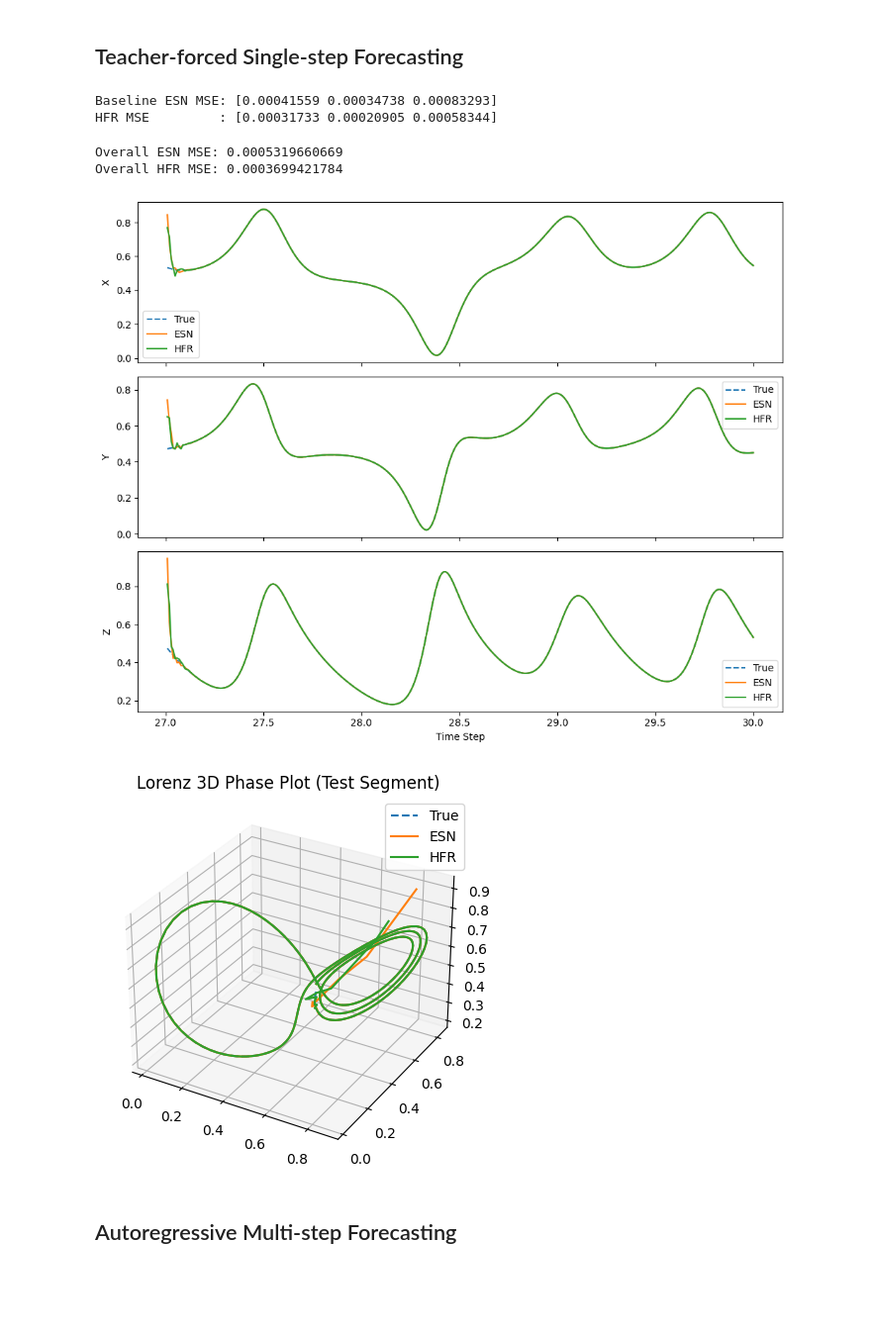
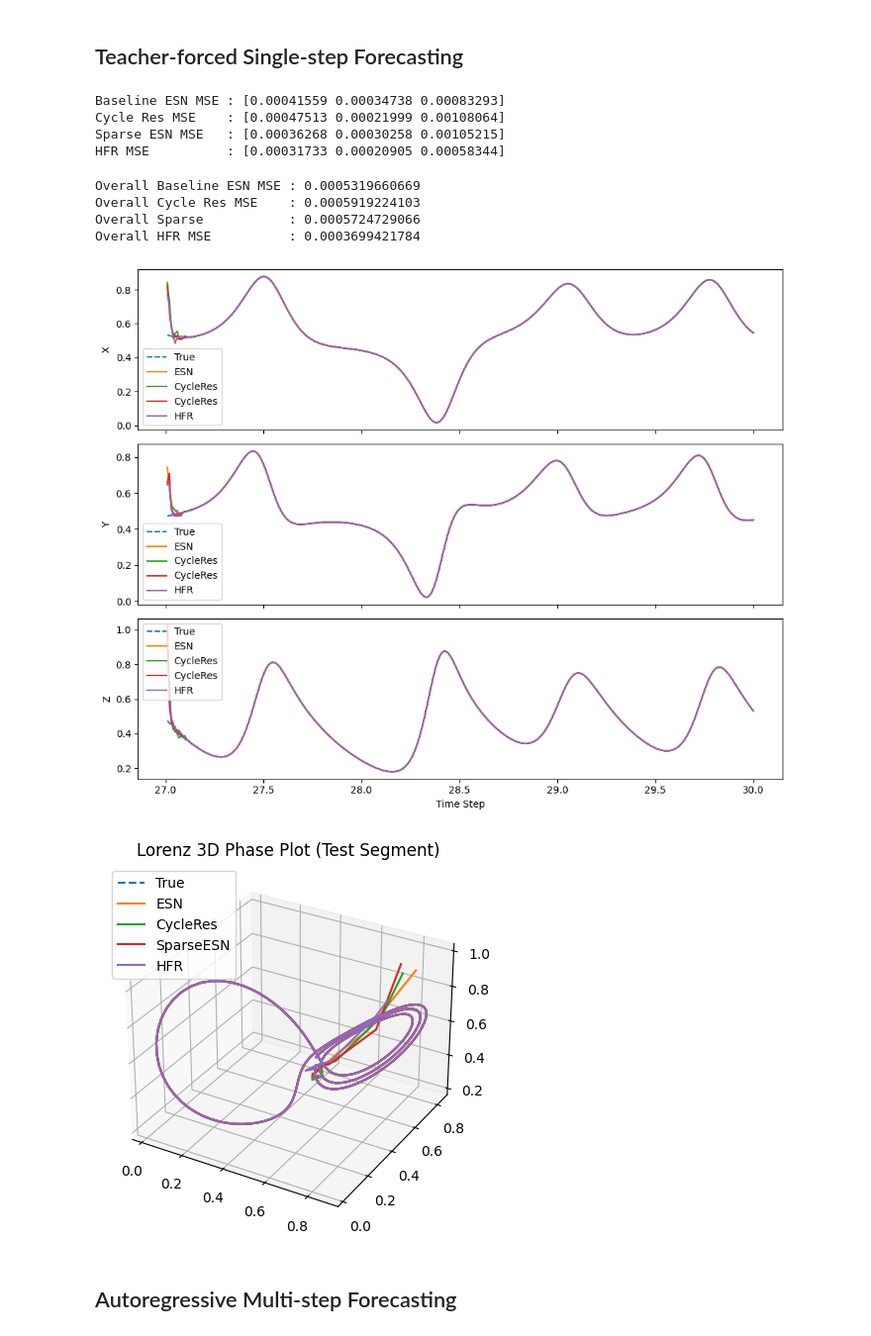
Before and after one commit to suti333/Hierarchical-Fractal-Reservoirs, a Jupyter notebook: HFR.ipynb, the cells around one changed output. Shown at 99% size. Saved outputs shown, nothing was run; the diff lists cells and outputs as text; code cells hidden in the pictures; blank space fills up the shorter version.

Commit message:
Add CycleRes and SparseESN baselines for Lorenz system

```diff
--- a/HFR.ipynb
+++ b/HFR.ipynb
@@ -150,7 +220,7 @@ class BaselineESN3D:
 # %%
 class HFR3D(BaselineESN3D):
     """
-    Hierarchical Fractal Reservoir for 3D -> 3D single-step Lorenz.
+    Hierarchical Fractal Reservoir for 3D -> 3D Lorenz.
     - num_levels: number of fractal expansions
     - base_module_size: dimension of the base module
     - branching_factor: number of modules to replicate at each level
@@ -187,9 +257,6 @@ class HFR3D(BaselineESN3D):
         # Initialize input weights in range [-input_scale, input_scale]
         self.W_in = (np.random.rand(self.reservoir_size, 3) - 0.5) * 2.0 * self.input_scale
 
-        # Readout: shape (3, reservoir_size+1) -> 3D output
-        self.W_out = None
-        self.reset_state()
 
     def _build_fractal_W(self):
         np.random.seed(self.seed)
@@ -282,6 +349,33 @@ esn = BaselineESN3D(
 discard_esn = 100
 esn.fit_readout(train_input, train_target, discard=discard_esn)
 esn_preds = esn.predict(test_input)
+# %%
+# Cycle Reservoir
+cycle_res = CycleReservoir3D(
+    reservoir_size=400,
+    spectral_radius=0.95,
+    input_scale=1.0,
+    leaking_rate=1.0,
+    ridge_alpha=1e-6,
+    seed=43
+)
+discard_cycle_res = 100
+cycle_res.fit_readout(train_input, train_target, discard=discard_cycle_res)
+cycle_res_preds = cycle_res.predict(test_input)
+# %%
+# Sparse ESN
+sparse_esn = SparseESN3D(
+    reservoir_size=400,
+    spectral_radius=0.95,
+    connectivity=0.05,
+    input_scale=1.0,
+    leaking_rate=1.0,
+    ridge_alpha=1e-6,
+    seed=44
+)
+discard_sparse_esn = 100
+sparse_esn.fit_readout(train_input, train_target, discard=discard_sparse_esn)
+sparse_esn_preds = sparse_esn.predict(test_input)
 # %%
 # HFR
 hfr = HFR3D(
@@ -301,23 +395,35 @@ hfr_preds = hfr.predict(test_input)
 # %%
 # Compute dimension-wise MSE
 mse_esn = np.mean((esn_preds - test_target)**2, axis=0)
+mse_cycle_res = np.mean((cycle_res_preds - test_target)**2, axis=0)
+mse_sparse_esn = np.mean((sparse_esn_preds - test_target)**2, axis=0)
 mse_hfr = np.mean((hfr_preds - test_target)**2, axis=0)
 
-print("Baseline ESN MSE:", mse_esn)
-print("HFR MSE         :", mse_hfr)
+print("Baseline ESN MSE :", mse_esn)
+print("Cycle Res MSE    :", mse_cycle_res)
+print("Sparse ESN MSE   :", mse_sparse_esn)
+print("HFR MSE          :", mse_hfr)
 # %% [output]
-Baseline ESN MSE: [0.00041559 0.00034738 0.00083293]
-HFR MSE         : [0.00031733 0.00020905 0.00058344]
+Baseline ESN MSE : [0.00041559 0.00034738 0.00083293]
+Cycle Res MSE    : [0.00047513 0.00021999 0.00108064]
+Sparse ESN MSE   : [0.00036268 0.00030258 0.00105215]
+HFR MSE          : [0.00031733 0.00020905 0.00058344]
 # %%
 # Compute overall MSE
 overall_mse_esn = np.mean(mse_esn)
+overall_mse_cycle_res = np.mean(mse_cycle_res)
+overall_mse_sparse_esn = np.mean(mse_sparse_esn)
 overall_mse_hfr = np.mean(mse_hfr)
 
-print("Overall ESN MSE: {:.13f}".format(overall_mse_esn))
-print("Overall HFR MSE: {:.13f}".format(overall_mse_hfr))
+print("Overall Baseline ESN MSE : {:.13f}".format(overall_mse_esn))
+print("Overall Cycle Res MSE    : {:.13f}".format(overall_mse_cycle_res))
+print("Overall Sparse           : {:.13f}".format(overall_mse_sparse_esn))
+print("Overall HFR MSE          : {:.13f}".format(overall_mse_hfr))
 # %% [output]
-Overall ESN MSE: 0.0005319660669
-Overall HFR MSE: 0.0003699421784
+Overall Baseline ESN MSE : 0.0005319660669
+Overall Cycle Res MSE    : 0.0005919224103
+Overall Sparse           : 0.0005724729066
+Overall HFR MSE          : 0.0003699421784
 # %%
 plot_len = len(test_input)
 time_test = t_vals[train_end+1:train_end+1+plot_len]  # offset by 1 because targets are shifted
@@ -329,6 +435,8 @@ dims = ['X', 'Y', 'Z']
 for i in range(3):
     axes[i].plot(time_test, test_target[:plot_len, i], label='True', linestyle='dashed')
     axes[i].plot(time_test, esn_preds[:plot_len, i], label='ESN')
+    axes[i].plot(time_test, cycle_res_preds[:plot_len, i], label='CycleRes')
+    axes[i].plot(time_test, sparse_esn_preds[:plot_len, i], label='CycleRes')
     axes[i].plot(time_test, hfr_preds[:plot_len, i], label='HFR')
     axes[i].set_ylabel(dims[i])
     axes[i].legend()
@@ -340,18 +448,20 @@ axes[-1].set_xlabel('Time Step')
 plt.tight_layout()
 plt.show()
 # %% [output]
-[figure, old version]
+[figure, new version]
 # %%
 fig = plt.figure()
 ax = fig.add_subplot(projection='3d')
 ax.plot(test_target[:plot_len,0], test_target[:plot_len,1], test_target[:plot_len,2], label='True', linestyle='dashed')
 ax.plot(esn_preds[:plot_len,0], esn_preds[:plot_len,1], esn_preds[:plot_len,2], label='ESN')
+ax.plot(cycle_res_preds[:plot_len,0], cycle_res_preds[:plot_len,1], cycle_res_preds[:plot_len,2], label='CycleRes')
+ax.plot(sparse_esn_preds[:plot_len,0], sparse_esn_preds[:plot_len,1], sparse_esn_preds[:plot_len,2], label='SparseESN')
 ax.plot(hfr_preds[:plot_len,0], hfr_preds[:plot_len,1], hfr_preds[:plot_len,2], label='HFR')
 ax.set_title('Lorenz 3D Phase Plot (Test Segment)')
 ax.legend()
 plt.show()
 # %% [output]
-[figure, old version]
+[figure, new version]
 # %% [markdown]
 ## Autoregressive Multi-step Forecasting
 # %%
```
Also changed, not shown: parts of 2 cells of this notebook.
